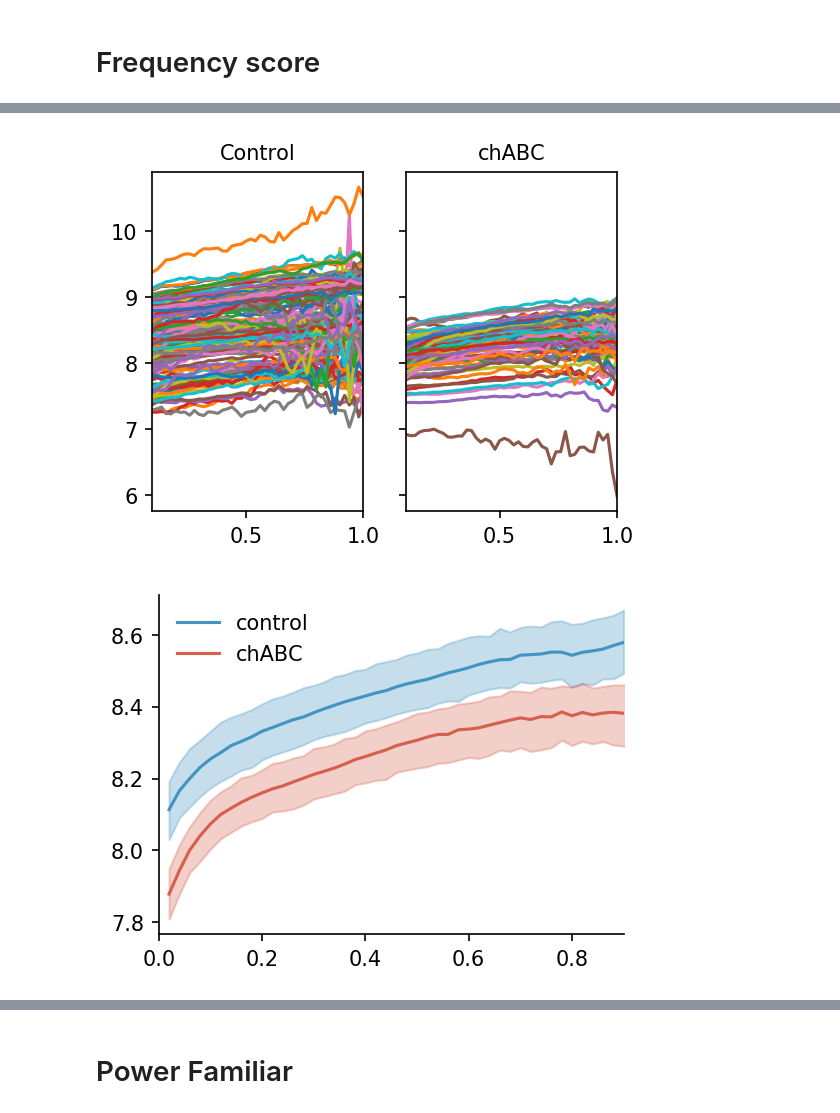
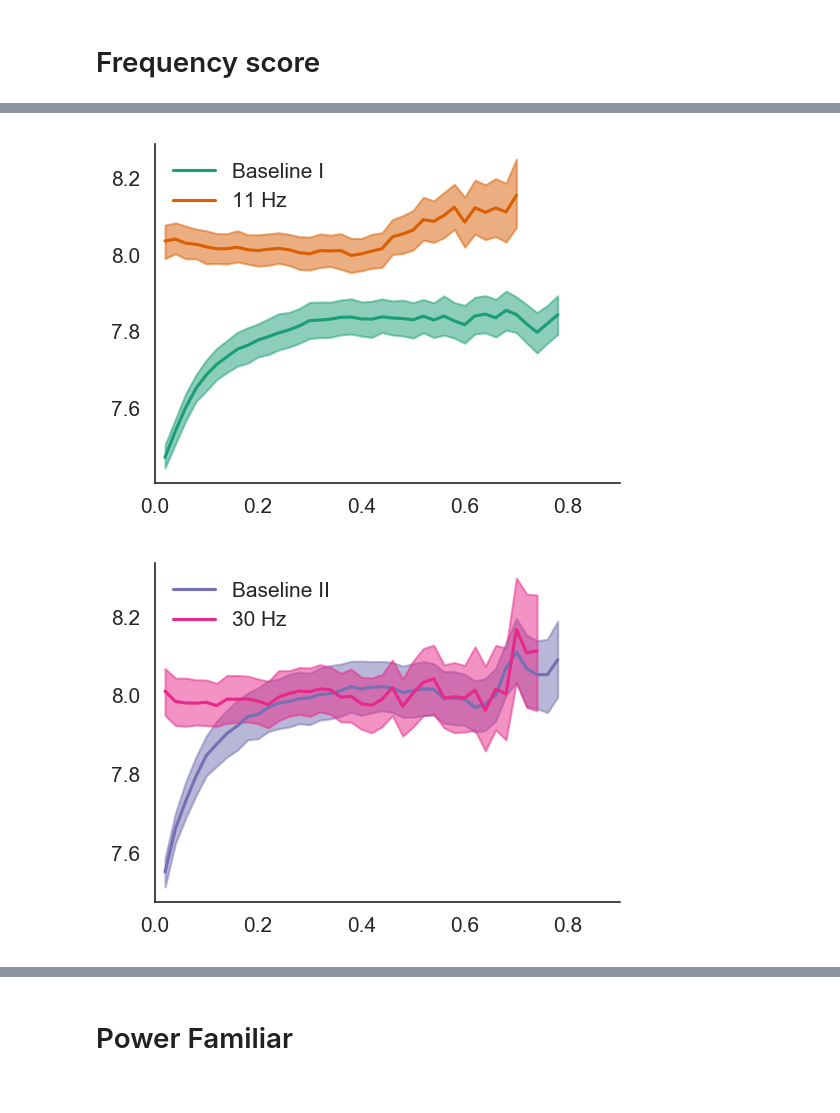
Before and after one commit to CINPLA/septum-mec, a Jupyter notebook: notebooks/20_lfp_speed.ipynb, the cells around one changed output, grey strips where cells are left out. Drawn from its saved outputs; the diff is of its cells as text; code cells hidden in the pictures.

```diff
--- a/notebooks/20_lfp_speed.ipynb
+++ b/notebooks/20_lfp_speed.ipynb
@@ -93,35 +125,42 @@ U-test: U value 3100.0 p value 7.397343828092893e-08
 # %%
-stuff = 'mean_freq'
-chabc = np.array([s for s in sessions.query(query_familiar)[stuff]])
-chabc_bins = sessions.query(query_familiar)['speed_bins'].to_numpy()
+def plot_speed(query_base, query_stim, stuff, colors, labels, filename=None, show_raw=False):
+    base = np.array([s for s in results.query(query_base)[stuff]])
+    base_bins = results.query(query_base)['speed_bins'].to_numpy()
 
-ctrl = np.array([s for s in sessions.query('not ' + query_familiar)[stuff]])
-ctrl_bins = sessions.query('not ' + query_familiar)['speed_bins'].to_numpy()
+    stim = np.array([s for s in results.query(query_stim)[stuff]])
+    stim_bins = results.query(query_stim)['speed_bins'].to_numpy()
+    if show_raw:
+        fig, axs = plt.subplots(1, 2, sharey=True, figsize=figsize_speed)
 
-fig, axs = plt.subplots(1, 2, sharey=True, figsize=figsize_speed)
+        for b, h in zip(base_bins, base):
+            axs[1].plot(b, h)
+            axs[1].set_xlim(0.1,1)
+            axs[1].set_title(labels[0])
 
-for b, h in zip(ctrl_bins, ctrl):
-    axs[0].plot(b, h)
-    axs[0].set_xlim(0.1,1)
-    axs[0].set_title('Control')
+        for b, h in zip(stim_bins, stim):
+            axs[0].plot(b, h)
+            axs[0].set_xlim(0.1,1)
+            axs[0].set_title(labels[1])
 
-for b, h in zip(chabc_bins, chabc):
-    axs[1].plot(b, h)
-    axs[1].set_xlim(0.1,1)
-    axs[1].set_title('chABC')
+    fig, ax = plt.subplots(1, 1, figsize=figsize_speed)
+    plot_bootstrap_timeseries(base_bins[0], base.T, ax=ax, label=labels[0], color=colors[0])
+    plot_bootstrap_timeseries(stim_bins[0], stim.T, ax=ax, label=labels[1], color=colors[1])
 
+    plt.xlim(0, 0.9)
+    plt.gca().spines['top'].set_visible(False)
+    plt.gca().spines['right'].set_visible(False)
+    plt.legend(frameon=False)
 
-fig, ax = plt.subplots(1, 1, figsize=figsize_speed)
-
-plot_bootstrap_timeseries(ctrl_bins[0], ctrl, ax=ax, label='control', color=control_color)
-plot_bootstrap_timeseries(chabc_bins[0], chabc, ax=ax, label='chABC', color=chabc_color)
-plt.xlim(0, 0.9)
-plt.gca().spines['top'].set_visible(False)
-plt.gca().spines['right'].set_visible(False)
-plt.legend(frameon=False)
-
-plt.savefig(output_path / "figures" / "mean_frequency_familiar.svg", bbox_inches="tight")
-plt.savefig(output_path / "figures" / "mean_frequency_familiar.png", bbox_inches="tight", transparent=True)
+    if filename is not None:
+        plt.savefig(output_path / "figures" / f"{filename}.svg", bbox_inches="tight", transparent=True)
+        plt.savefig(output_path / "figures" / f"{filename}.png", bbox_inches="tight", transparent=True)
-# %% [output]
-[figure, removed]
-[figure, removed]
+# %%
+plot_speed(query_base_i, query_stim_11, 'mean_freq',
+           colors, labels, filename='lfp_speed_freq_11')
+# %% [output]
+[figure, added]
+# %%
+plot_speed(query_base_ii, query_stim_30, 'mean_freq',
+           colors[2:], labels[2:], filename='lfp_speed_freq_30')
+# %% [output]
+[figure, added]
```
Also changed, not shown: parts of 33 cells of this notebook, 4 other files.
